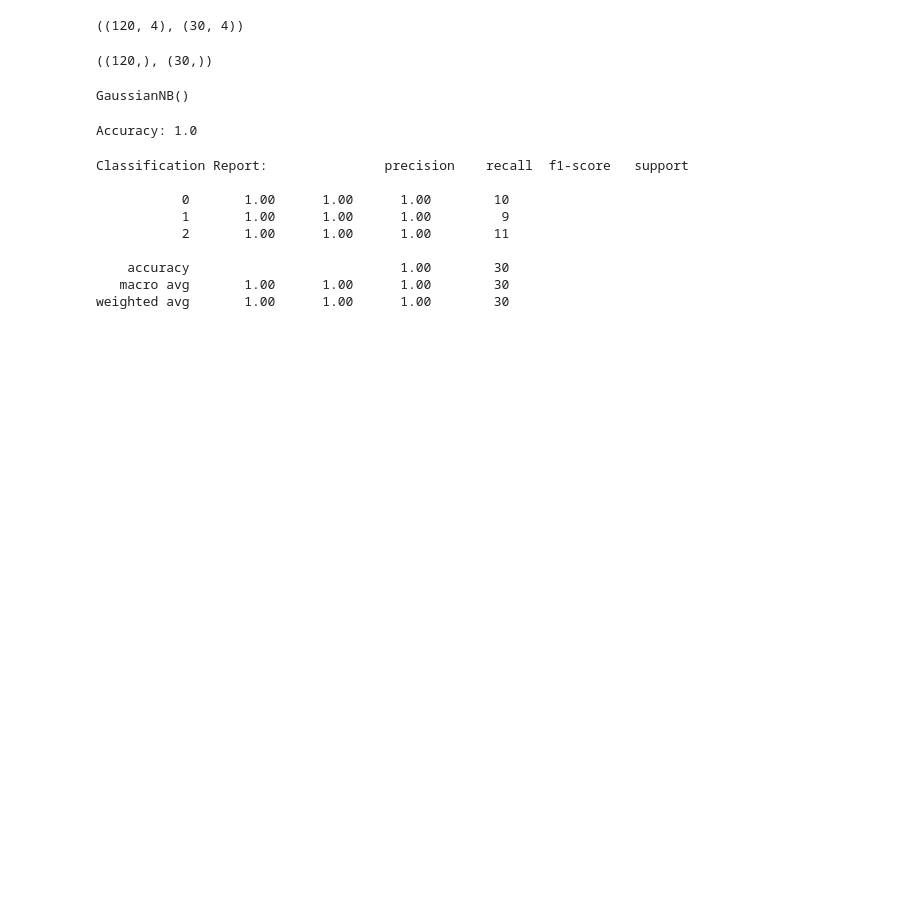
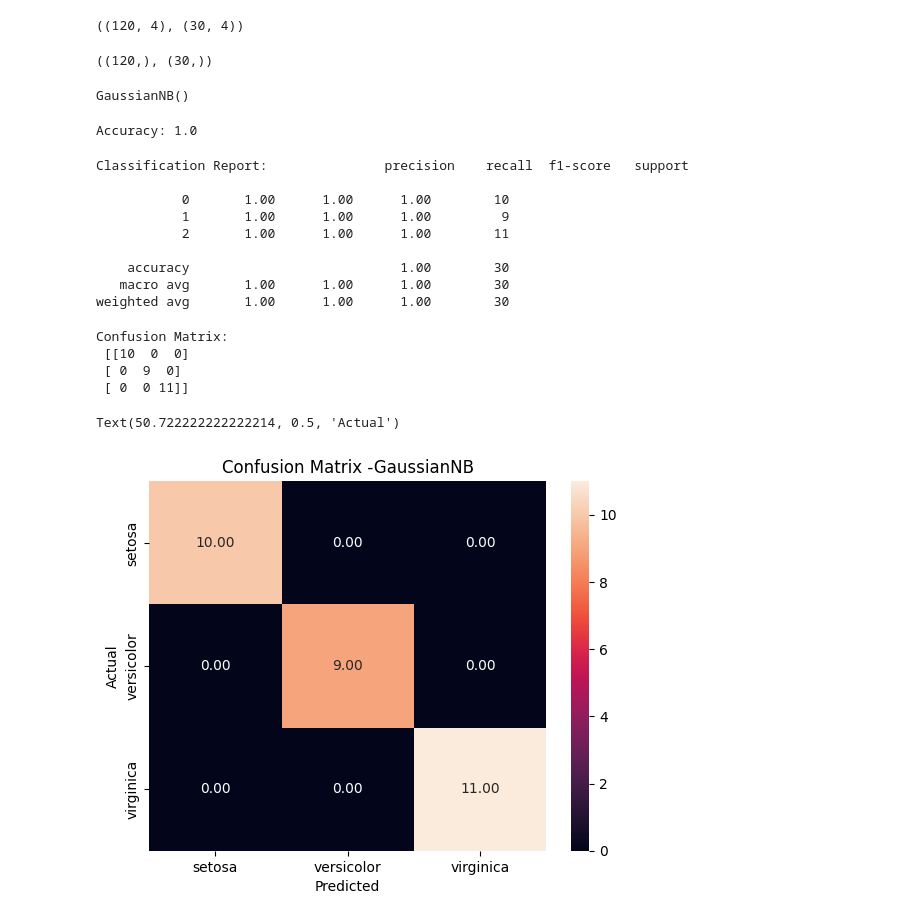
Before and after one commit to Raj226295/ML_prectiecs, a Jupyter notebook: precties.ipynb, the cells around one changed output. Drawn from its saved outputs; the diff is of its cells as text; code cells hidden in the pictures; blank space fills up the shorter version.

Commit message:
precties to print the heatmap

```diff
--- a/precties.ipynb
+++ b/precties.ipynb
@@ -63,3 +63,20 @@ Classification Report:               precision    recall  f1-score   support
     accuracy                           1.00        30
    macro avg       1.00      1.00      1.00        30
 weighted avg       1.00      1.00      1.00        30
+# %%
+#confusion matrix
+print("Confusion Matrix:\n",confusion_matrix(y_test,y_pred))
+# %% [output]
+Confusion Matrix:
+ [[10  0  0]
+ [ 0  9  0]
+ [ 0  0 11]]
+# %%
+#print the heatmap
+sns.heatmap(confusion_matrix(y_test,y_pred),annot=True,fmt=".2f",xticklabels=iris.target_names,yticklabels=iris.target_names)
+plt.title("Confusion Matrix -GaussianNB")
+plt.xlabel("Predicted")
+plt.ylabel("Actual")
+# %% [output]
+Text(50.722222222222214, 0.5, 'Actual')
+[figure, added]
```
